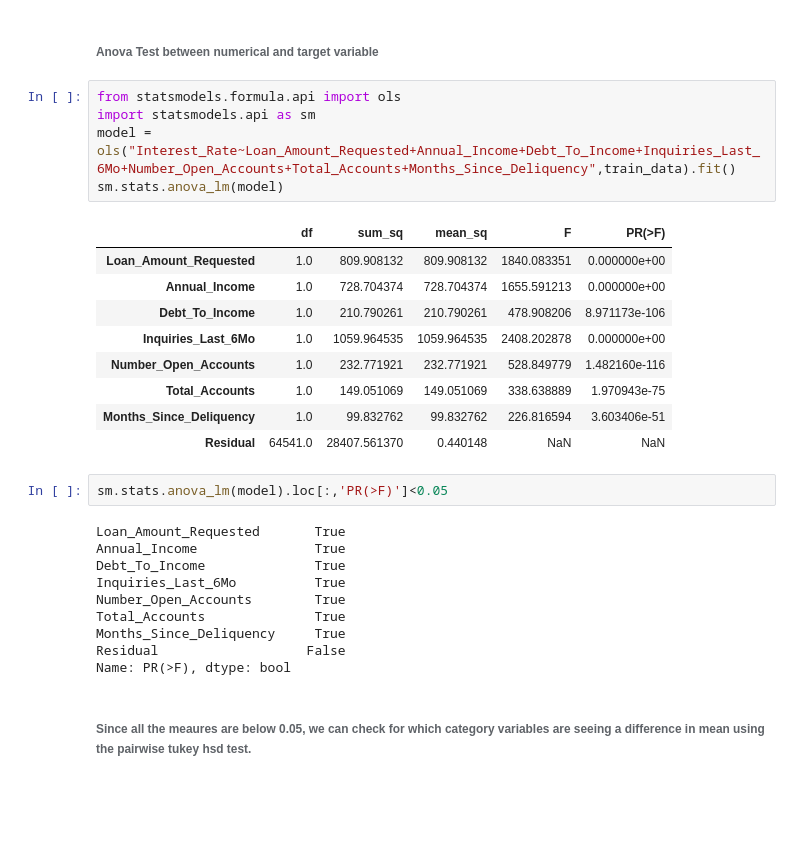
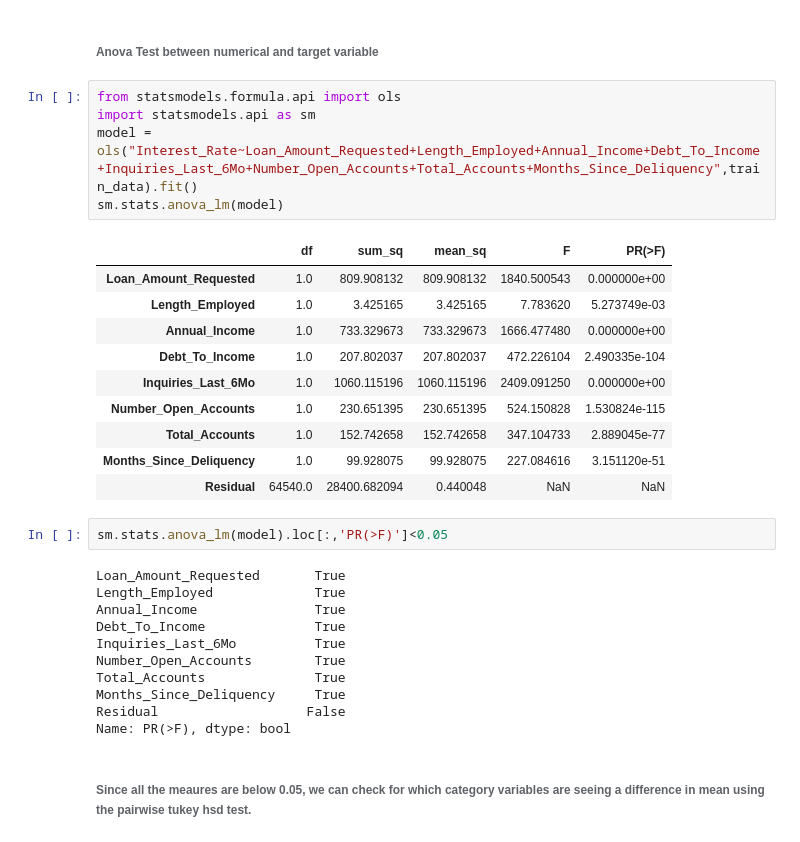
Before and after one commit to tejasmohanayyar/Interest_Rate_Prediction_Classification_UnsupervisedML, a Jupyter notebook: EDA Final.ipynb, the cells around one changed output. Saved outputs shown, nothing was run; the diff lists cells and outputs as text; blank space fills up the shorter version.

Commit message:
Model building started

```diff
--- a/EDA Final.ipynb
+++ b/EDA Final.ipynb
@@ -486,22 +522,24 @@ train_data = pd.read_csv('Data/filled_train_28-03.csv')
 # %%
 from statsmodels.formula.api import ols
 import statsmodels.api as sm
-model = ols("Interest_Rate~Loan_Amount_Requested+Annual_Income+Debt_To_Income+Inquiries_Last_6Mo+Number_Open_Accounts+Total_Accounts+Months_Since_Deliquency",train_data).fit()
+model = ols("Interest_Rate~Loan_Amount_Requested+Length_Employed+Annual_Income+Debt_To_Income+Inquiries_Last_6Mo+Number_Open_Accounts+Total_Accounts+Months_Since_Deliquency",train_data).fit()
 sm.stats.anova_lm(model)
 # %% [output]
 |  | df | sum_sq | mean_sq | F | PR(>F) |
-| Loan_Amount_Requested | 1.0 | 809.908132 | 809.908132 | 1840.083351 | 0.000000e+00 |
-| Annual_Income | 1.0 | 728.704374 | 728.704374 | 1655.591213 | 0.000000e+00 |
-| Debt_To_Income | 1.0 | 210.790261 | 210.790261 | 478.908206 | 8.971173e-106 |
-| Inquiries_Last_6Mo | 1.0 | 1059.964535 | 1059.964535 | 2408.202878 | 0.000000e+00 |
-| Number_Open_Accounts | 1.0 | 232.771921 | 232.771921 | 528.849779 | 1.482160e-116 |
-| Total_Accounts | 1.0 | 149.051069 | 149.051069 | 338.638889 | 1.970943e-75 |
-| Months_Since_Deliquency | 1.0 | 99.832762 | 99.832762 | 226.816594 | 3.603406e-51 |
-| Residual | 64541.0 | 28407.561370 | 0.440148 | NaN | NaN |
+| Loan_Amount_Requested | 1.0 | 809.908132 | 809.908132 | 1840.500543 | 0.000000e+00 |
+| Length_Employed | 1.0 | 3.425165 | 3.425165 | 7.783620 | 5.273749e-03 |
+| Annual_Income | 1.0 | 733.329673 | 733.329673 | 1666.477480 | 0.000000e+00 |
+| Debt_To_Income | 1.0 | 207.802037 | 207.802037 | 472.226104 | 2.490335e-104 |
+| Inquiries_Last_6Mo | 1.0 | 1060.115196 | 1060.115196 | 2409.091250 | 0.000000e+00 |
+| Number_Open_Accounts | 1.0 | 230.651395 | 230.651395 | 524.150828 | 1.530824e-115 |
+| Total_Accounts | 1.0 | 152.742658 | 152.742658 | 347.104733 | 2.889045e-77 |
+| Months_Since_Deliquency | 1.0 | 99.928075 | 99.928075 | 227.084616 | 3.151120e-51 |
+| Residual | 64540.0 | 28400.682094 | 0.440048 | NaN | NaN |
 # %%
 sm.stats.anova_lm(model).loc[:,'PR(>F)']<0.05
 # %% [output]
 Loan_Amount_Requested       True
+Length_Employed             True
 Annual_Income               True
 Debt_To_Income              True
 Inquiries_Last_6Mo          True
```
Also changed, not shown: parts of 24 cells of this notebook, 21 other files.
